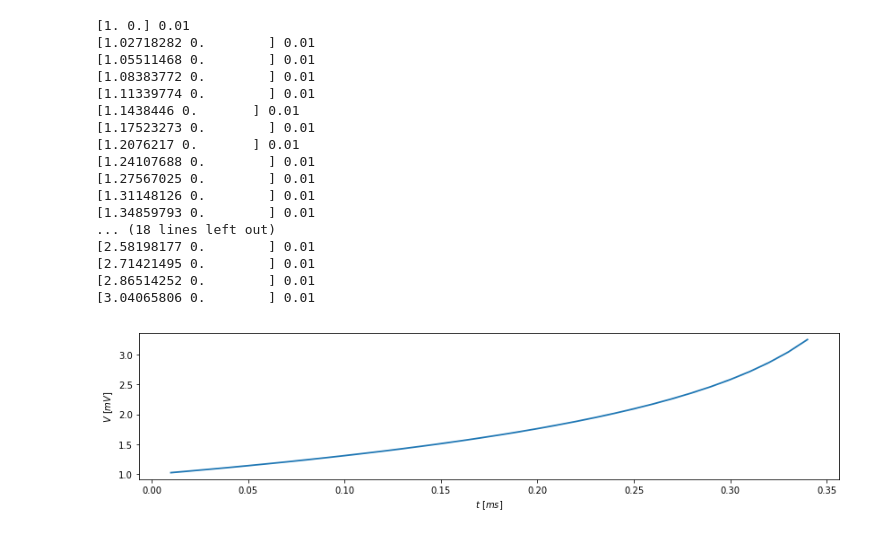
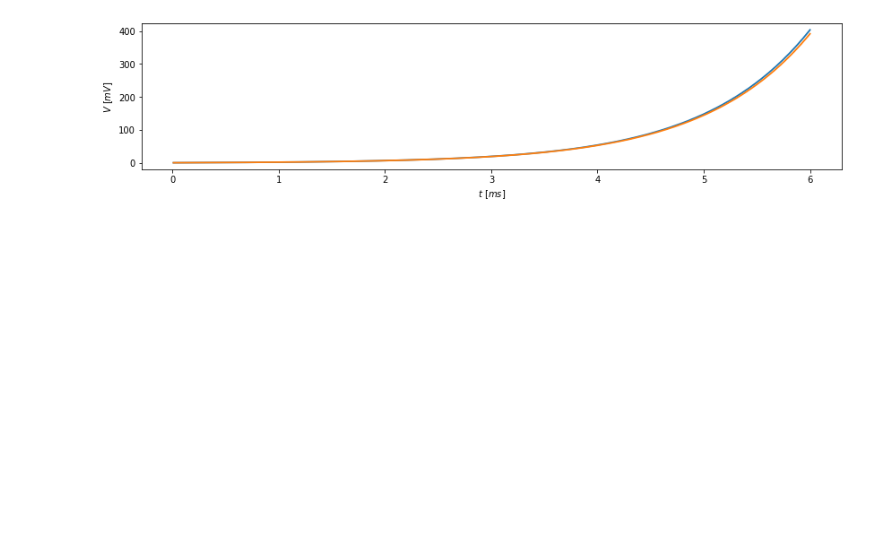
Before and after one commit to monlie/pyBrain, a Jupyter notebook: Untitled.ipynb, the cells around one changed output. Saved outputs shown, nothing was run; the diff lists cells and outputs as text; code cells hidden in the pictures; blank space fills up the shorter version.

```diff
--- a/Untitled.ipynb
+++ b/Untitled.ipynb
@@ -33,30 +69,19 @@ plt.show()
 # %%
-test_neuron = neuron.TestNeuron(np.array([1, 0], dtype=np.float64))
-# test_syn = synapse.ChemicalSynapse(None, 0.3, 0.4)
-# test_neuron.presynapses.append(test_syn)
+%matplotlib inline
+test_neuron = neuron._TestNeuron(np.array([1, 0], dtype=np.float64))
 osi = oscilloscope.VoltageOscilloscope(test_neuron)
 
+itr = integrator.Integrator(test_neuron, 0.01)
+itr.integrate(600)
+fig = plt.figure(figsize=(14, 3))
+
+osi.display(fig, lw=1.8)
+osi.reboot()
+test_neuron.status[0] = 1
+
 itr = integrator.EulerIntegrator(test_neuron, 0.01)
-itr.integrate(34)
-fig = plt.figure(figsize=(14, 3))
+itr.integrate(600)
 osi.display(fig, lw=1.8)
 plt.show()
 # %% [output]
-[1. 0.] 0.01
-[1.02718282 0.        ] 0.01
-[1.05511468 0.        ] 0.01
-[1.08383772 0.        ] 0.01
-[1.11339774 0.        ] 0.01
-[1.1438446 0.       ] 0.01
-[1.17523273 0.        ] 0.01
-[1.2076217 0.       ] 0.01
-[1.24107688 0.        ] 0.01
-[1.27567025 0.        ] 0.01
-[1.31148126 0.        ] 0.01
-[1.34859793 0.        ] 0.01
-... (18 lines left out)
-[2.58198177 0.        ] 0.01
-[2.71421495 0.        ] 0.01
-[2.86514252 0.        ] 0.01
-[3.04065806 0.        ] 0.01
-[figure, old version]
+[figure, new version]
```
Also changed, not shown: parts of 5 cells of this notebook, 3 other files.
